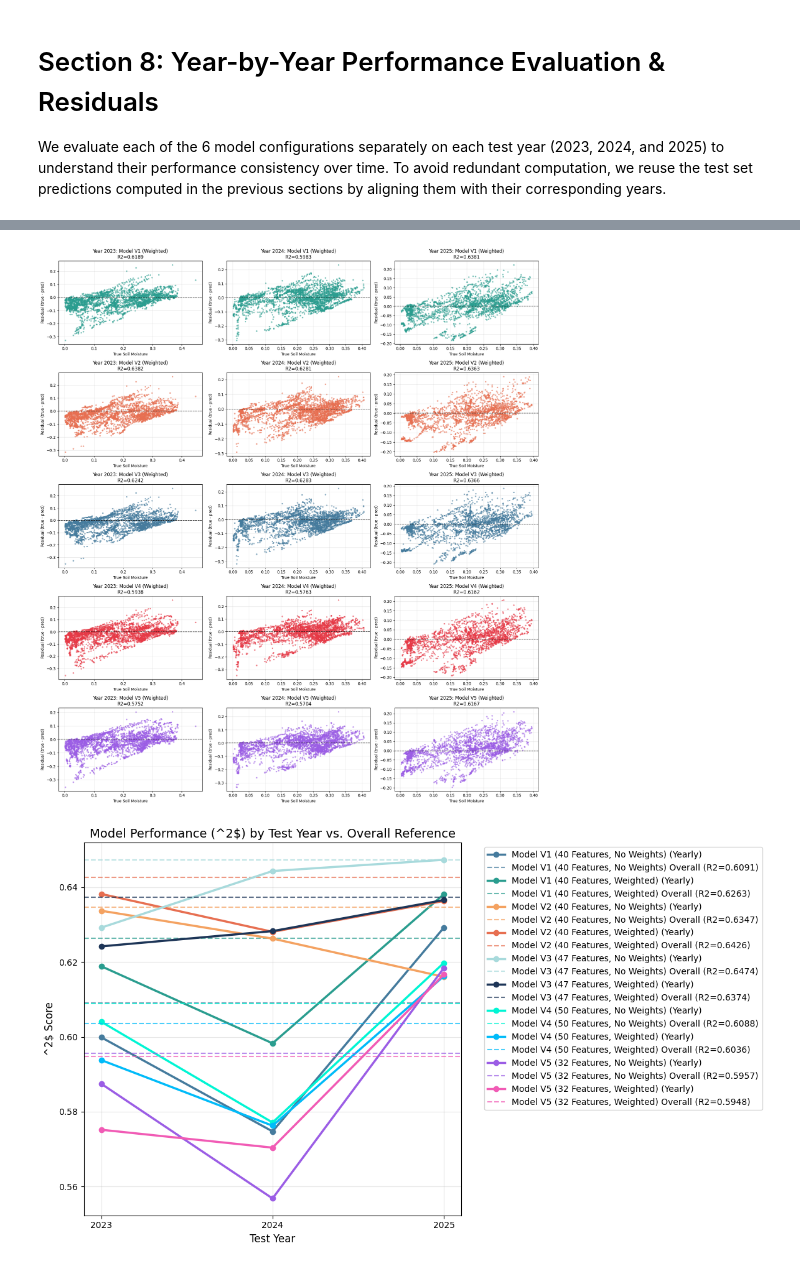
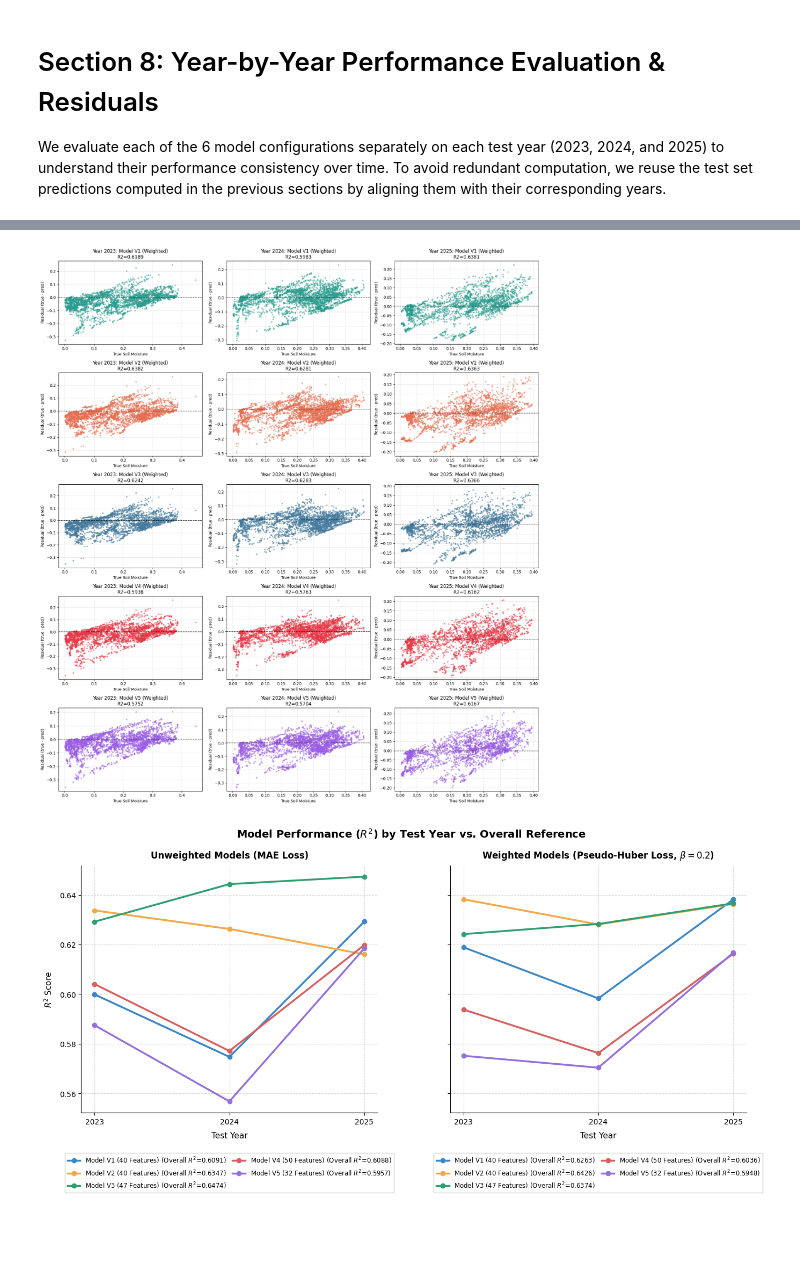
Before and after one commit to KerryCheon/MDR-Project, a Jupyter notebook: notebooks/experiment/derived_8.2-eval-1.2/derived_8.2_global_1.2.ipynb, the cells around one changed output, grey strips where cells are left out. Cells and saved outputs as stored; diff of their text form; code cells hidden in the pictures; blank space fills up the shorter version.

Commit message:
Improve the line chart

```diff
--- a/notebooks/experiment/derived_8.2-eval-1.2/derived_8.2_global_1.2.ipynb
+++ b/notebooks/experiment/derived_8.2-eval-1.2/derived_8.2_global_1.2.ipynb
@@ -861,7 +861,7 @@ plt.tight_layout()
 plt.savefig(out_dir / "residuals_by_year.png")
 plt.show()
 
-# Plot R2 comparison by year including overall R2 for reference
+# Plot R2 comparison by year including overall R2 for reference (improved side-by-side layout, legend outside)
 overall_r2 = {
     "Model V1 (40 Features, No Weights)": metrics_v1_no_w["R2"],
     "Model V1 (40 Features, Weighted)": metrics_v1_w["R2"],
@@ -875,59 +875,101 @@ overall_r2 = {
     "Model V5 (32 Features, Weighted)": metrics_v5_w["R2"]
 }
 
+# Define the models and versions
+model_versions = [
+    ("Model V1 (40 Features)", "Model V1 (40 Features, No Weights)", "Model V1 (40 Features, Weighted)"),
+    ("Model V2 (40 Features)", "Model V2 (40 Features, No Weights)", "Model V2 (40 Features, Weighted)"),
+    ("Model V3 (47 Features)", "Model V3 (47 Features, No Weights)", "Model V3 (47 Features, Weighted)"),
+    ("Model V4 (50 Features)", "Model V4 (50 Features, No Weights)", "Model V4 (50 Features, Weighted)"),
+    ("Model V5 (32 Features)", "Model V5 (32 Features, No Weights)", "Model V5 (32 Features, Weighted)"),
+]
+
+# Color palette: elegant, distinct, and colorblind-friendly
 colors = {
-    "Model V1 (40 Features, No Weights)": "#457b9d",
-    "Model V1 (40 Features, Weighted)": "#2a9d8f",
-    "Model V2 (40 Features, No Weights)": "#f4a261",
-    "Model V2 (40 Features, Weighted)": "#e76f51",
-    "Model V3 (47 Features, No Weights)": "#a8dadc",
-    "Model V3 (47 Features, Weighted)": "#1d3557",
-    "Model V4 (50 Features, No Weights)": "#00f5d4",
-    "Model V4 (50 Features, Weighted)": "#00bbf9",
-    "Model V5 (32 Features, No Weights)": "#9b5de5",
-    "Model V5 (32 Features, Weighted)": "#f15bb5"
+    "Model V1 (40 Features)": "#3a86c8",  # Soft Blue
+    "Model V2 (40 Features)": "#f3a847",  # Soft Orange
+    "Model V3 (47 Features)": "#2e9f73",  # Green (Best model)
+    "Model V4 (50 Features)": "#d65f5f",  # Muted Red
+    "Model V5 (32 Features)": "#9370db",  # Medium Purple
 }
 
-plt.figure(figsize=(12, 7))
+# Plot setup
+fig, axes = plt.subplots(1, 2, figsize=(14, 7), sharey=True)
 
-for config in overall_r2.keys():
-    df_config = yearly_summary_df[yearly_summary_df["Configuration"] == config]
+# Left plot: Unweighted (No Weights)
+ax_left = axes[0]
+for label_name, unweighted_config, _ in model_versions:
+    df_config = yearly_summary_df[yearly_summary_df["Configuration"] == unweighted_config]
+    df_config = df_config.sort_values("Year")
     years_plot = df_config["Year"].values
     r2_plot = df_config["R2"].values
 
     # Plot yearly trend
-    plt.plot(years_plot, r2_plot, marker='o', linewidth=2.5, color=colors[config], label=f"{config} (Yearly)")
+    overall_val = overall_r2.get(unweighted_config, 0.0)
+    ax_left.plot(years_plot, r2_plot, marker='o', markersize=6, linewidth=2.5,
+                 color=colors[label_name], label=f"{label_name} (Overall $R^2$={overall_val:.4f})")
 
-    # Plot overall R2 reference line
-    plt.axhline(overall_r2[config], linestyle='--', color=colors[config], alpha=0.7,
-                label=f"{config} Overall (R2={overall_r2[config]:.4f})")
+ax_left.set_xticks(test_years)
+ax_left.set_xticklabels([str(int(y)) for y in test_years])
+ax_left.set_xlabel("Test Year", fontsize=11, labelpad=8)
+ax_left.set_ylabel("$R^2$ Score", fontsize=11, labelpad=8)
+ax_left.set_title("Unweighted Models (MAE Loss)", fontsize=12, fontweight='bold', pad=10)
+ax_left.grid(True, linestyle='--', alpha=0.5)
 
-plt.xticks(test_years, [str(int(y)) for y in test_years])
-plt.xlabel("Test Year", fontsize=12)
-plt.ylabel("^2$ Score", fontsize=12)
-plt.title("Model Performance (^2$) by Test Year vs. Overall Reference", fontsize=14)
-plt.legend(bbox_to_anchor=(1.05, 1), loc='upper left')
-plt.grid(True, alpha=0.3)
+# Place legend below left subplot, 2 columns, single-line labels
+ax_left.legend(loc='upper center', bbox_to_anchor=(0.5, -0.15), ncol=2,
+               frameon=True, facecolor='white', framealpha=0.9, fontsize=8.5, columnspacing=1.0)
+ax_left.spines['top'].set_visible(False)
+ax_left.spines['right'].set_visible(False)
+
+# Right plot: Weighted (Weighted)
+ax_right = axes[1]
+for label_name, _, weighted_config in model_versions:
+    df_config = yearly_summary_df[yearly_summary_df["Configuration"] == weighted_config]
+    df_config = df_config.sort_values("Year")
+    years_plot = df_config["Year"].values
+    r2_plot = df_config["R2"].values
+
+    # Plot yearly trend
+    overall_val = overall_r2.get(weighted_config, 0.0)
+    ax_right.plot(years_plot, r2_plot, marker='o', markersize=6, linewidth=2.5,
+                  color=colors[label_name], label=f"{label_name} (Overall $R^2$={overall_val:.4f})")
+
+ax_right.set_xticks(test_years)
+ax_right.set_xticklabels([str(int(y)) for y in test_years])
+ax_right.set_xlabel("Test Year", fontsize=11, labelpad=8)
+ax_right.set_title("Weighted Models (Pseudo-Huber Loss, $\\beta=0.2$)", fontsize=12, fontweight='bold', pad=10)
+ax_right.grid(True, linestyle='--', alpha=0.5)
+
+# Place legend below right subplot, 2 columns, single-line labels
+ax_right.legend(loc='upper center', bbox_to_anchor=(0.5, -0.15), ncol=2,
+                frameon=True, facecolor='white', framealpha=0.9, fontsize=8.5, columnspacing=1.0)
+ax_right.spines['top'].set_visible(False)
+ax_right.spines['right'].set_visible(False)
+
+# Set global title and layout
+plt.suptitle("Model Performance ($R^2$) by Test Year vs. Overall Reference", fontsize=14, fontweight='bold', y=0.98)
 plt.tight_layout()
+plt.subplots_adjust(bottom=0.22)
 plt.savefig(out_dir / "r2_by_year.png", dpi=300)
 plt.show()
 # %% [output]
 ===== YEARLY COMPARATIVE PERFORMANCE SUMMARY =====
 
 --- Year: 2023 ---
                      Configuration     R2   RMSE ubRMSE    Bias    MAE Med|Err| Pearson
 Model V1 (40 Features, No Weights) 0.5999 0.0681 0.0608 -0.0305 0.0502   0.0395  0.8274
   Model V1 (40 Features, Weighted) 0.6189 0.0664 0.0594 -0.0297 0.0500   0.0410  0.8359
 Model V2 (40 Features, No Weights) 0.6337 0.0651 0.0579 -0.0298 0.0509   0.0422  0.8444
   Model V2 (40 Features, Weighted) 0.6382 0.0647 0.0583 -0.0281 0.0504   0.0413  0.8431
 Model V3 (47 Features, No Weights) 0.6292 0.0655 0.0569 -0.0325 0.0509   0.0406  0.8503
   Model V3 (47 Features, Weighted) 0.6242 0.0660 0.0588 -0.0299 0.0514   0.0424  0.8411
 Model V4 (50 Features, No Weights) 0.6040 0.0677 0.0624 -0.0263 0.0499   0.0383  0.8186
   Model V4 (50 Features, Weighted) 0.5938 0.0686 0.0634 -0.0261 0.0504   0.0390  0.8126
 ... (24 lines left out)
 Model V4 (50 Features, No Weights) 0.6198 0.0646 0.0646 -0.0010 0.0490   0.0379  0.7876
   Model V4 (50 Features, Weighted) 0.6162 0.0649 0.0649 -0.0005 0.0488   0.0364  0.7866
 Model V5 (32 Features, No Weights) 0.6184 0.0647 0.0647 +0.0024 0.0492   0.0369  0.7870
   Model V5 (32 Features, Weighted) 0.6167 0.0648 0.0648 +0.0031 0.0495   0.0376  0.7871
 [figure]
-[figure, old version]
+[figure, new version]
```
Also changed, not shown: 2 other files.
